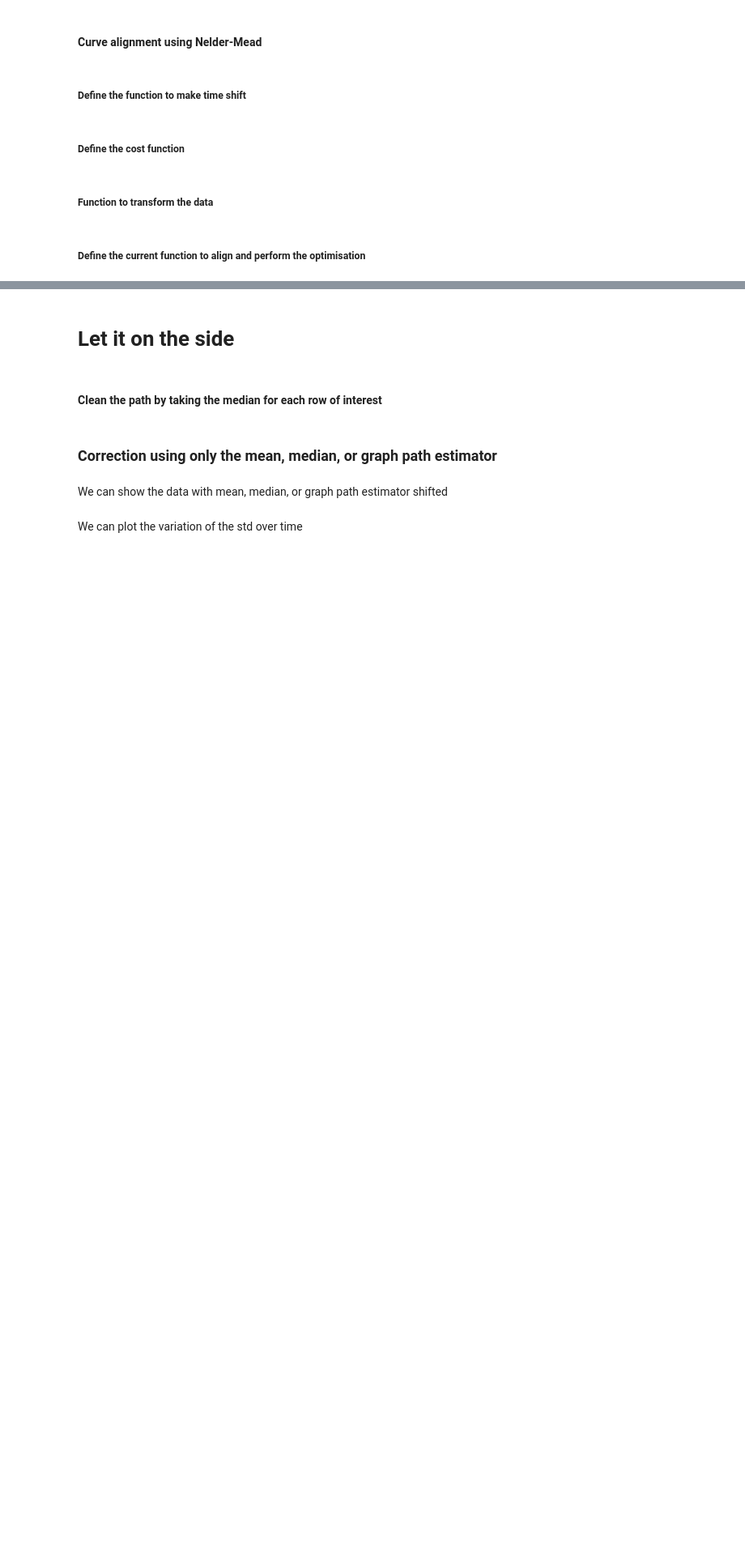
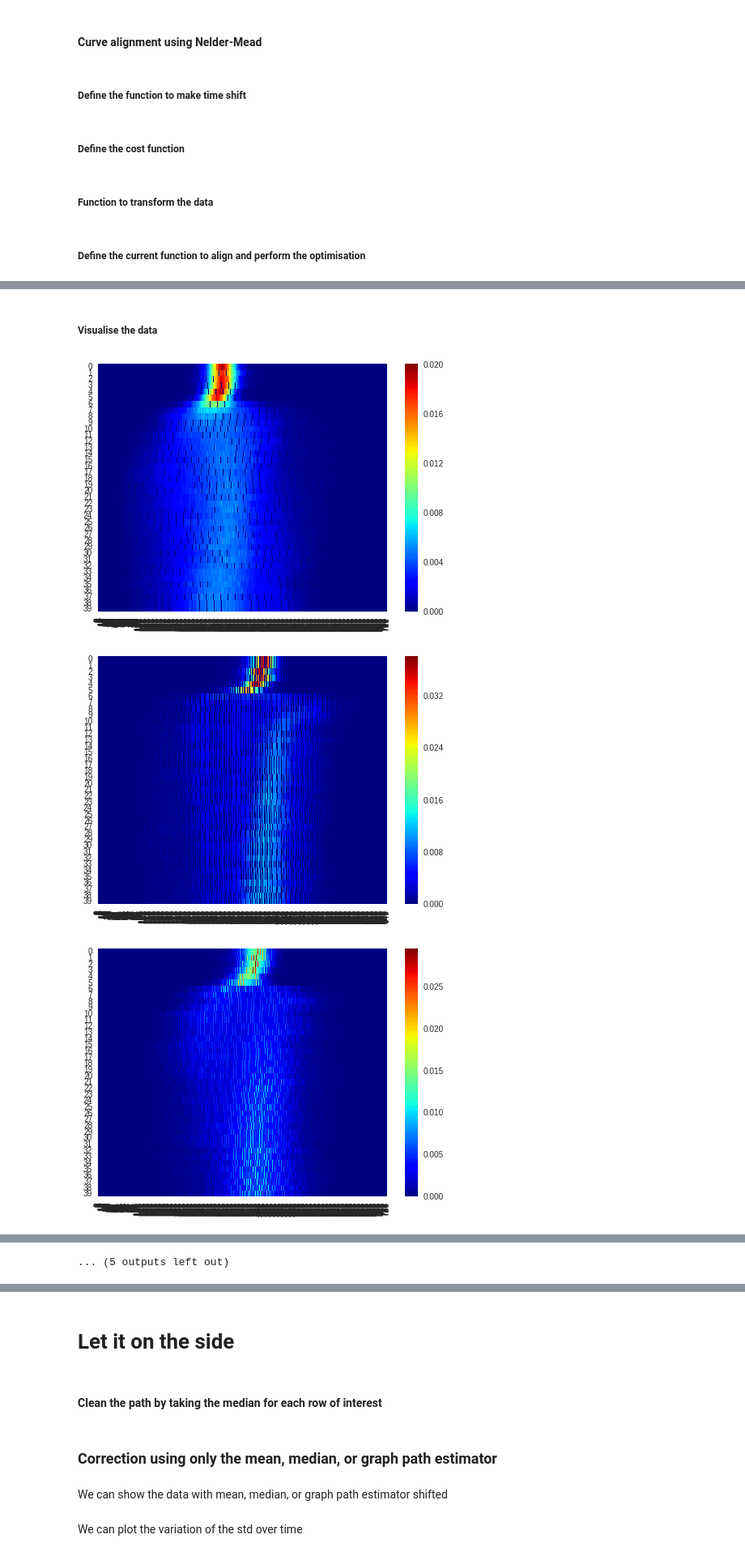
Before and after one commit to I2Cvb/prostate, a Jupyter notebook: notebook/normalisation-dce.ipynb, the cells around one changed output, grey strips where cells are left out. Shown at 81% size. Saved outputs shown, nothing was run; the diff lists cells and outputs as text; code cells hidden in the pictures; blank space fills up the shorter version.

```diff
--- a/notebook/normalisation-dce.ipynb
+++ b/notebook/normalisation-dce.ipynb
@@ -627,6 +623,6 @@ CostTimeShift = lambda x: np.sum( curves_estim_mean - ( x[2] * ShiftTime(y_to_al
 # %%
 # We have to focus only on the beginning of the curve
-CostTimeShift2 = lambda x: np.sum( curves_estim_mean[0:10] - ( ShiftTime(y_to_aligned[0:10], x[0]) + np.round(x[1]) ) ) ** 2
+CostTimeShift2 = lambda x: np.sum( curves_estim_mean[0:10] - ( ShiftTime(y_to_aligned[0:10], x[0]) + int(np.round(x[1]) ) ) ) ** 2
 # %%
 CostTimeShift3 = lambda x: np.sum( curves_estim_mean - ( x[1] * ShiftTime(y_to_aligned, x[0]) ) ) ** 2
 # %% [markdown]
@@ -652,6 +648,8 @@ def TransformData3(data, params):
 # %% [markdown]
 ##### Define the current function to align and perform the optimisation
 # %%
+# Store the optimization parameters
+params_al = []
 for idx, y_to_aligned in enumerate(cv_to_al.T):
 
     # Parameter to make a robust optimization
@@ -669,7 +667,7 @@ for idx, y_to_aligned in enumerate(cv_to_al.T):
 
     ### 2 tau + 1 alpha
     ### Define the bounds for each parameter
-    bnds = ((-5, 5), (-60., 60.), (.2, 5.))
+    bnds = ((-5, 5), (-60, 60), (.2, 5.))
     res = optimize.minimize(CostTimeShift, x0=[init_shift_t, init_baseline, init_alpha], method=solver, bounds=bnds)
     # Plot the data once aligned
     if idx == 0:
@@ -681,7 +679,7 @@ for idx, y_to_aligned in enumerate(cv_to_al.T):
 
     ### 2 tau
     ### Define the bounds for each parameter
-    bnds = ((-5, 5), (-60., 60.))
+    bnds = ((-5, 5), (-60, 60))
     res = optimize.minimize(CostTimeShift2, x0=[init_shift_t, init_baseline], method=solver, bounds=bnds)
     # Plot the data once aligned
     if idx == 0:
@@ -695,6 +693,7 @@ for idx, y_to_aligned in enumerate(cv_to_al.T):
     ### Define the bounds for each parameter
     bnds = ((-5, 5), (.2, 5.))
     res = optimize.minimize(CostTimeShift3, x0=[init_shift_t, init_alpha], method=solver, bounds=bnds)
+    params_al.append(res.x)
     # Plot the data once aligned
     if idx == 0:
         fig1 = plt.figure(3)
@@ -725,0 +775,6 @@ for idx, y_to_aligned in enumerate(cv_to_al.T):
+# %%
+def scale_correction(pat, scale):
+
+    pat.data = pat.data * scale
+
+    return pat
@@ -725,0 +783,36 @@ for idx, y_to_aligned in enumerate(cv_to_al.T):
+# %%
+# Convert to numpy array
+params_al = np.array(params_al)
+
+# For each patient, we need to correct the time shifting and then the scaling
+#num_cores = -1
+#pat_corr = Parallel(n_jobs=num_cores)(delayed(time_shift_patient_correction)(pat, tau)
+#     for pat, tau in zip(patient_list, params_al[:, 0]))
+
+
+#pat_corr_2 = Parallel(n_jobs=num_cores)(delayed(update_pdf)(pat) for pat in pat_corr)
+pat_corr = []
+for pat, tau in zip(patient_list, params_al[:, 0]):
+        pat_corr.append(time_shift_patient_correction(pat, tau))
+
+pat_corr_2 = []
+for pat in pat_corr:
+        pat_corr_2.append(update_pdf(pat))
+
+pat_corr_3 = []
+for pat, scale in zip(patient_list, params_al[:, 1]):
+        pat_corr_3.append(scale_correction(pat, scale))
+
+pat_corr_4 = []
+for pat in pat_corr_3:
+        pat_corr_4.append(update_pdf(pat))
+# %% [markdown]
+##### Visualise the data
+# %%
+for pat in pat_corr_4:
+    plt.figure()
+    ax = sns.heatmap(build_heatmap(pat), cmap="jet")
+# %% [output]
+[figure, added]
+[figure, added]
+[figure, added]
@@ -725,0 +828 @@ for idx, y_to_aligned in enumerate(cv_to_al.T):
+... (5 outputs left out)
```
Also changed, not shown: parts of 19 cells of this notebook.
